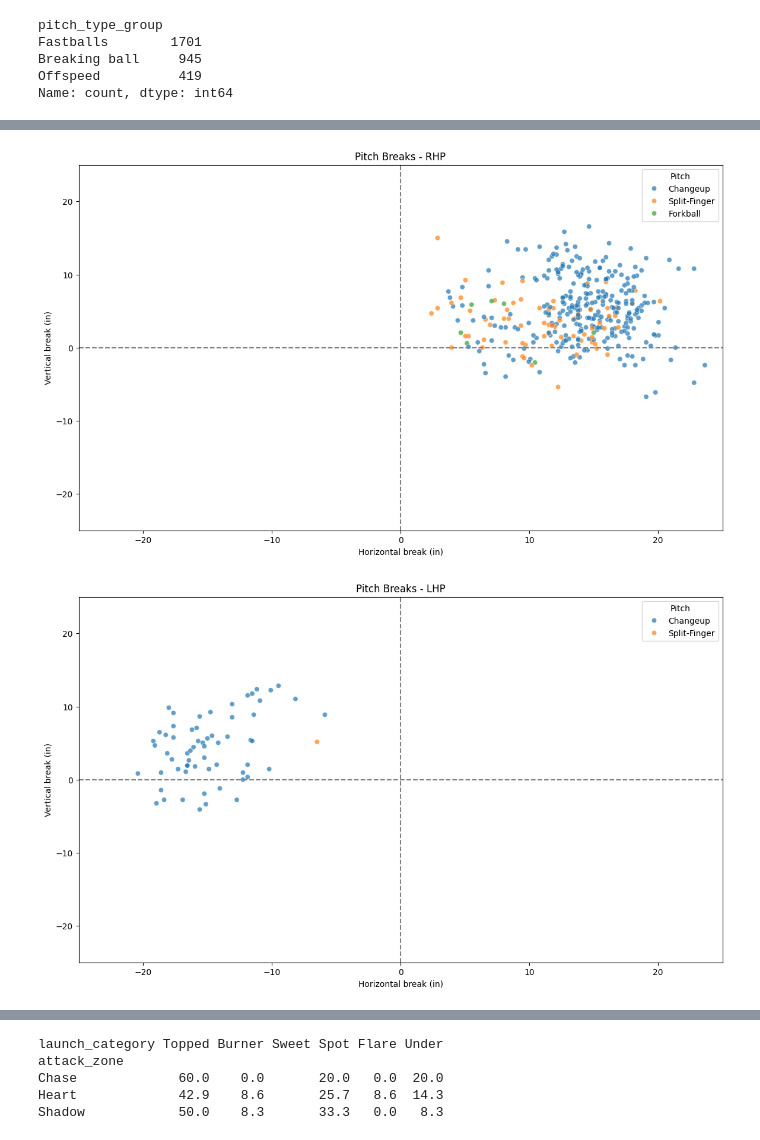
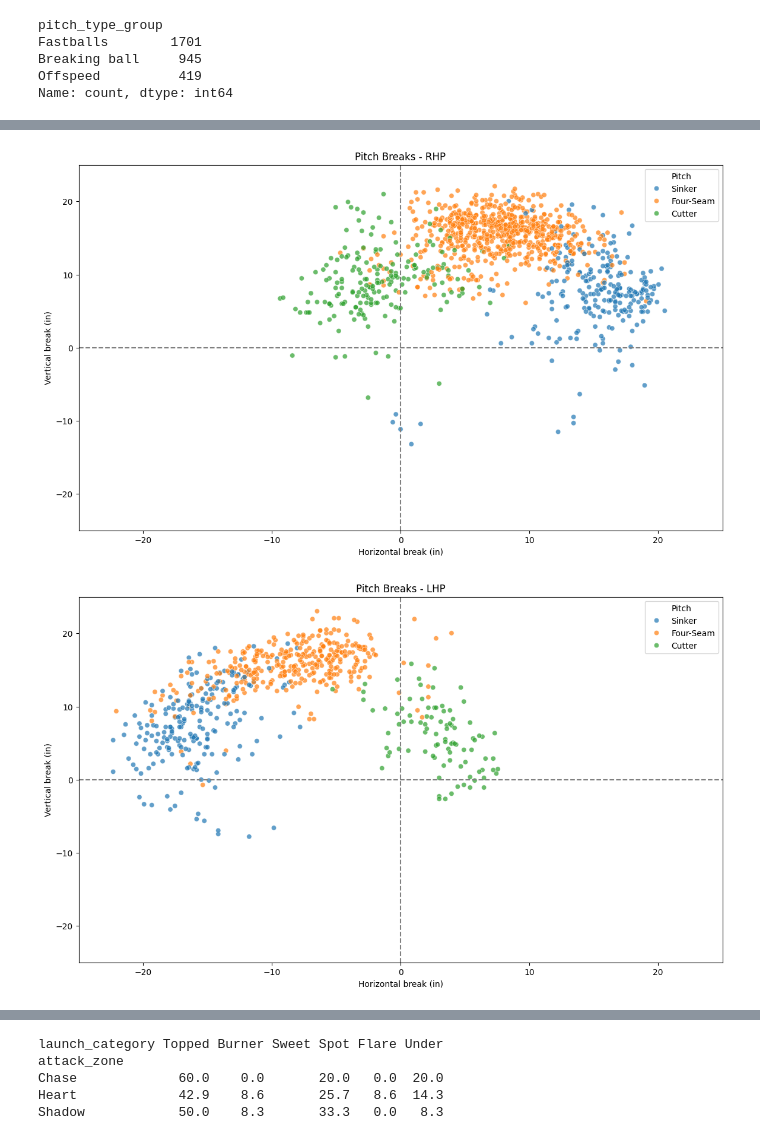
Before and after one commit to eme-eleuce/baseball-2022, a Jupyter notebook: arraez-22.23.ipynb, the cells around one changed output, grey strips where cells are left out. Drawn from its saved outputs; the diff is of its cells as text; code cells hidden in the pictures.

```diff
--- a/arraez-22.23.ipynb
+++ b/arraez-22.23.ipynb
@@ -105,7 +105,7 @@ Breaking ball     945
 Offspeed          419
 Name: count, dtype: int64
 # %%
-offspeed_balls_data = mlb_2022[mlb_2022['pitch_name'].isin(offspeed_balls)]
+fastballs_data = mlb_2022[mlb_2022['pitch_name'].isin(fastballs)]
 #fastballs_data['pfx_z_inches'] = fastballs_data['pfx_z'] * 12
 #fastballs_data['pfx_x_inches'] = fastballs_data['pfx_x'] * -12
 
@@ -138,11 +138,11 @@ def calcular_haa(row):
     return HAA
 
 # Aplicar la función calcular_vaa a cada fila del DataFrame
-offspeed_balls_data['Vertical Approach Angle'] = offspeed_balls_data.apply(calcular_vaa, axis=1)
-offspeed_balls_data['Horizontal Approach Angle'] = offspeed_balls_data.apply(calcular_haa, axis=1)
+fastballs_data['Vertical Approach Angle'] = fastballs_data.apply(calcular_vaa, axis=1)
+fastballs_data['Horizontal Approach Angle'] = fastballs_data.apply(calcular_haa, axis=1)
 # Mostrar los resultados agrupados por tipo de lanzamiento
 print("Resumen de Vertical Approach Angle para cada tipo de Fastball:")
-print(offspeed_balls_data.groupby('pitch_name')['Vertical Approach Angle'].mean())
+print(fastballs_data.groupby('pitch_name')['Vertical Approach Angle'].mean())
 # %% [output]
 Resumen de Vertical Approach Angle para cada tipo de Fastball:
 pitch_name
@@ -213,40 +213,40 @@ plt.show()
 # %%
-
+fastballs
 # Separar los datos por lanzadores diestros (R) y zurdos (L)
-offspeed_balls_data_R = offspeed_balls_data[offspeed_balls_data['p_throws'] == 'R']
-offspeed_balls_data_L = offspeed_balls_data[offspeed_balls_data['p_throws'] == 'L']
+fastballs_data_R = fastballs_data[fastballs_data['p_throws'] == 'R']
+fastballs_data_L = fastballs_data[fastballs_data['p_throws'] == 'L']
 
 # Colores vivos para los tipos de lanzamiento
 #pitch_palette = {'Four-Seam': 'red', 'Sinker': 'blue', 'Cutter': 'green'}
 
 # Graficar para lanzadores diestros (R)
 plt.figure(figsize=(14, 8))
-sns.scatterplot(data=offspeed_balls_data_R, x='pfx_x_inches', y='pfx_z_inches', hue='pitch_name', alpha=0.7)
+sns.scatterplot(data=fastballs_data_R, x='pfx_x_inches', y='pfx_z_inches', hue='pitch_name', alpha=0.7)
 plt.title('Pitch Breaks - RHP')
 plt.xlabel('Horizontal break (in)')
 plt.ylabel('Vertical break (in)')
 plt.axhline(0, color='grey', linestyle='--')
 plt.axvline(0, color='grey', linestyle='--')
 plt.xlim(-25, 25)  # Establecer límites personalizados para el eje x
 plt.ylim(-25, 25)  # Establecer límites personalizados para el eje y
 plt.legend(title='Pitch')
 plt.show()
 
 # Graficar para lanzadores zurdos (L)
 plt.figure(figsize=(14, 8))
-sns.scatterplot(data=offspeed_balls_data_L, x='pfx_x_inches', y='pfx_z_inches', hue='pitch_name', alpha=0.7)
+sns.scatterplot(data=fastballs_data_L, x='pfx_x_inches', y='pfx_z_inches', hue='pitch_name', alpha=0.7)
 plt.title('Pitch Breaks - LHP')
 plt.xlabel('Horizontal break (in)')
 plt.ylabel('Vertical break (in)')
 plt.axhline(0, color='grey', linestyle='--')
 plt.axvline(0, color='grey', linestyle='--')
 plt.xlim(-25, 25)  # Establecer límites personalizados para el eje x
 plt.ylim(-25, 25)  # Establecer límites personalizados para el eje y
 plt.legend(title='Pitch')
 plt.show()
 # %% [output]
-[figure, old version]
+[figure, new version]
-[figure, old version]
+[figure, new version]
 # %%
 def draw_sz(sz_top=3.5, sz_bot=1.5, ls='k-'):
   """
```
Also changed, not shown: parts of 5 cells of this notebook.
